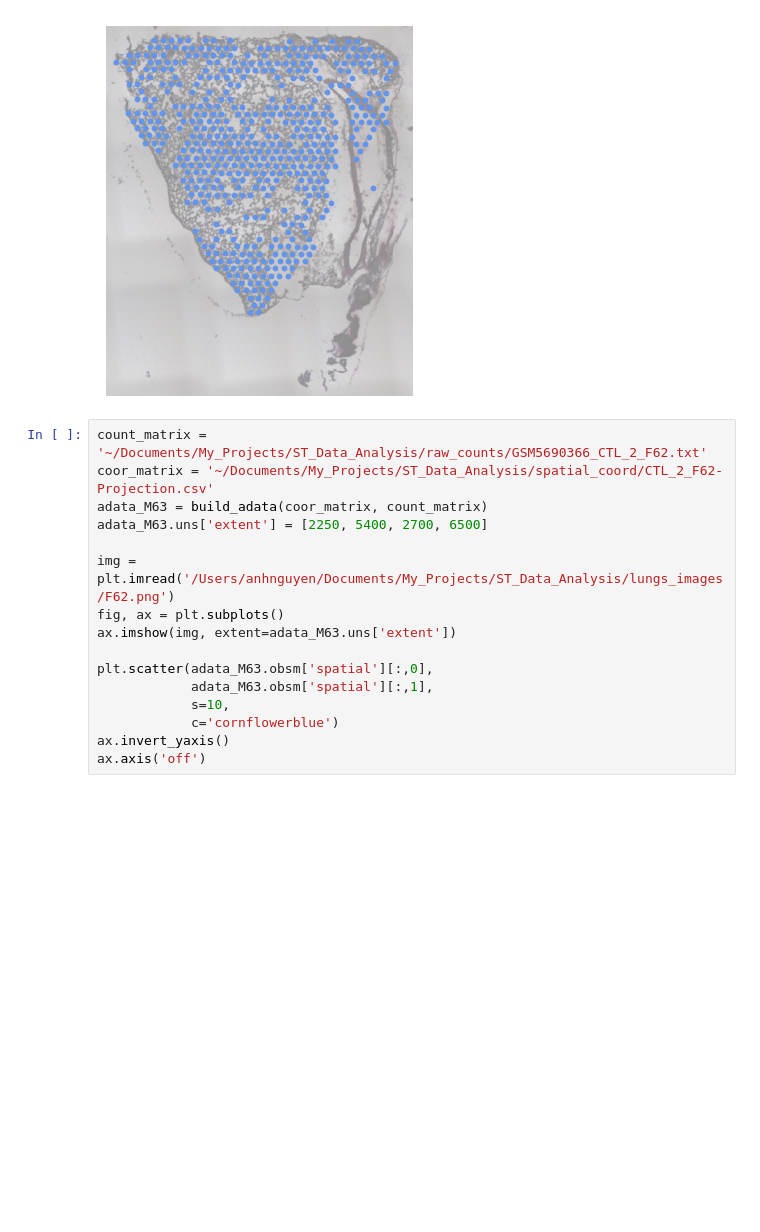
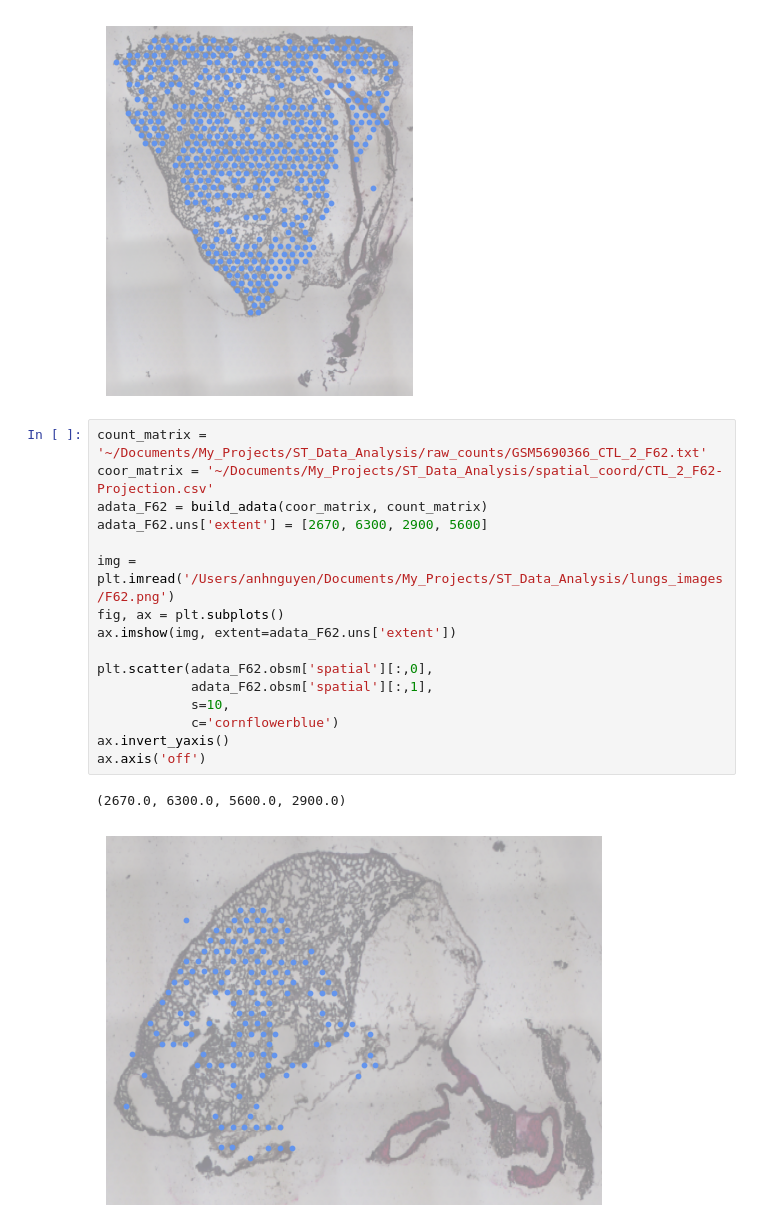
Before and after one commit to anhdnguye/Spatial-Transcriptomics-Data-Analysis, a Jupyter notebook: preprocessing.ipynb, the cells around one changed output. Cells and saved outputs as stored; diff of their text form; blank space fills up the shorter version.

```diff
--- a/preprocessing.ipynb
+++ b/preprocessing.ipynb
@@ -172,16 +172,19 @@ ax.axis('off')
 # %%
 count_matrix = '~/Documents/My_Projects/ST_Data_Analysis/raw_counts/GSM5690366_CTL_2_F62.txt'
 coor_matrix = '~/Documents/My_Projects/ST_Data_Analysis/spatial_coord/CTL_2_F62-Projection.csv'
-adata_M63 = build_adata(coor_matrix, count_matrix)
-adata_M63.uns['extent'] = [2250, 5400, 2700, 6500]
+adata_F62 = build_adata(coor_matrix, count_matrix)
+adata_F62.uns['extent'] = [2670, 6300, 2900, 5600]
 
 img = plt.imread('/Users/anhnguyen/Documents/My_Projects/ST_Data_Analysis/lungs_images/F62.png')
 fig, ax = plt.subplots()
-ax.imshow(img, extent=adata_M63.uns['extent'])
+ax.imshow(img, extent=adata_F62.uns['extent'])
 
-plt.scatter(adata_M63.obsm['spatial'][:,0],
-            adata_M63.obsm['spatial'][:,1],
+plt.scatter(adata_F62.obsm['spatial'][:,0],
+            adata_F62.obsm['spatial'][:,1],
             s=10,
             c='cornflowerblue')
 ax.invert_yaxis()
 ax.axis('off')
+# %% [output]
+(2670.0, 6300.0, 5600.0, 2900.0)
+[figure, added]
```
Also changed, not shown: parts of 2 cells of this notebook.
